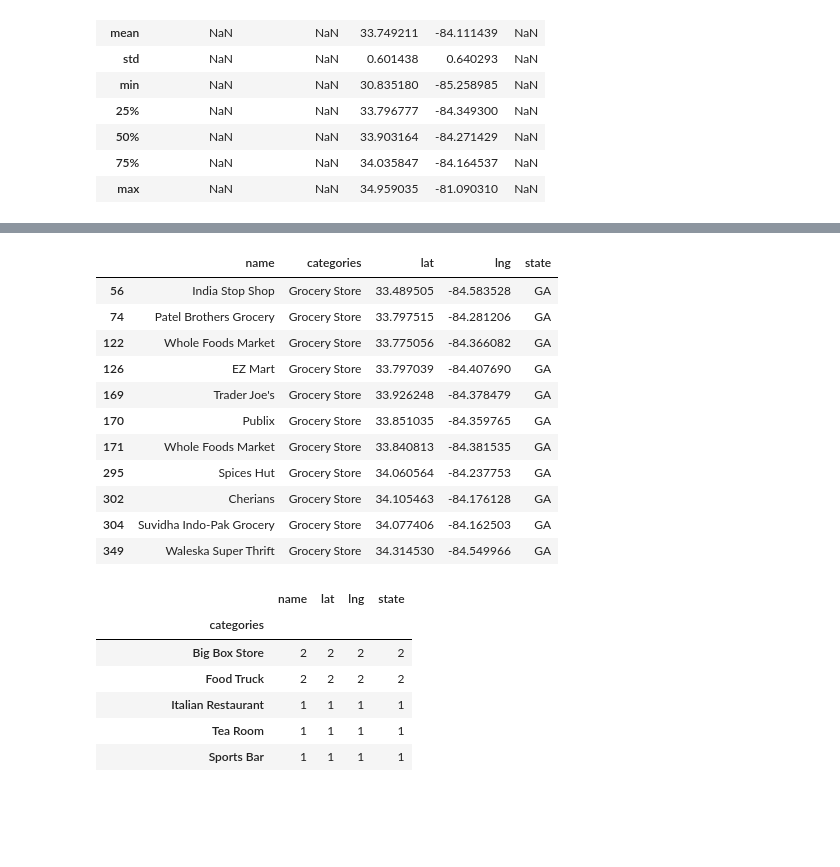
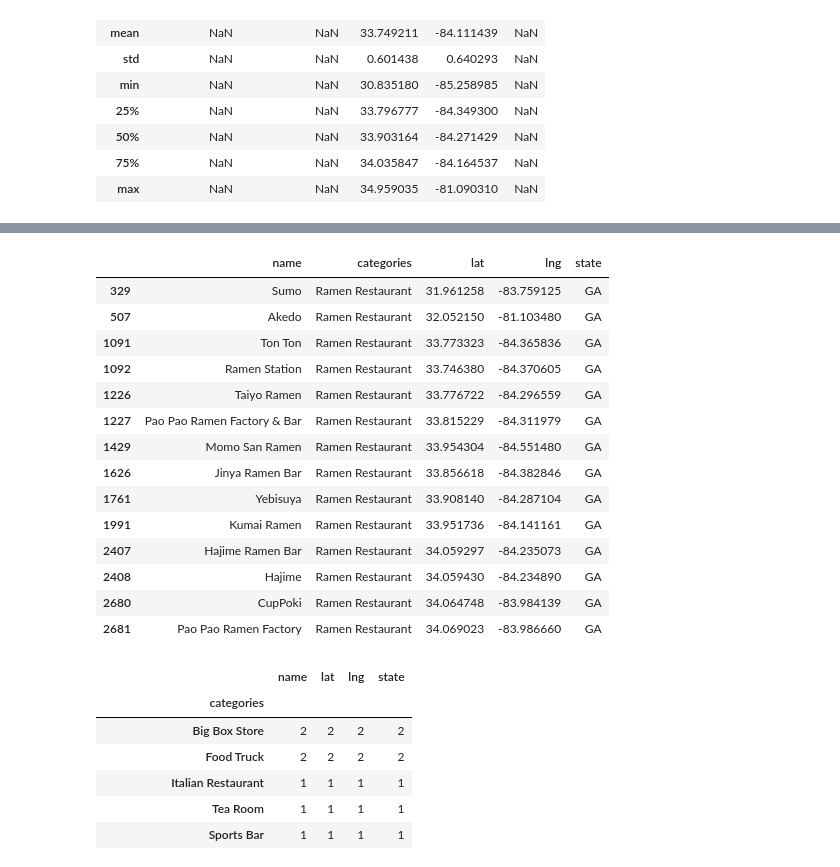
Before and after one commit to JamesDCage/Final-Week-0, a Jupyter notebook: Extracting_Data_from_Foursquare.ipynb, the cells around one changed output, grey strips where cells are left out. Cells and saved outputs as stored; diff of their text form; code cells hidden in the pictures; blank space fills up the shorter version.

```diff
--- a/Extracting_Data_from_Foursquare.ipynb
+++ b/Extracting_Data_from_Foursquare.ipynb
@@ -564,20 +669,23 @@ set(df_georgia['categories'])
  'Tea Room',
  'Vegetarian / Vegan Restaurant'}
 # %%
-df_georgia[df_georgia['categories'].isin(['Grocery Store'])]
+df_georgia[df_georgia['categories'].isin(['Ramen Restaurant'])]
 # %% [output]
 |  | name | categories | lat | lng | state |
-| 56 | India Stop Shop | Grocery Store | 33.489505 | -84.583528 | GA |
-| 74 | Patel Brothers Grocery | Grocery Store | 33.797515 | -84.281206 | GA |
-| 122 | Whole Foods Market | Grocery Store | 33.775056 | -84.366082 | GA |
-| 126 | EZ Mart | Grocery Store | 33.797039 | -84.407690 | GA |
-| 169 | Trader Joe's | Grocery Store | 33.926248 | -84.378479 | GA |
-| 170 | Publix | Grocery Store | 33.851035 | -84.359765 | GA |
-| 171 | Whole Foods Market | Grocery Store | 33.840813 | -84.381535 | GA |
-| 295 | Spices Hut | Grocery Store | 34.060564 | -84.237753 | GA |
-| 302 | Cherians | Grocery Store | 34.105463 | -84.176128 | GA |
-| 304 | Suvidha Indo-Pak Grocery | Grocery Store | 34.077406 | -84.162503 | GA |
-| 349 | Waleska Super Thrift | Grocery Store | 34.314530 | -84.549966 | GA |
+| 329 | Sumo | Ramen Restaurant | 31.961258 | -83.759125 | GA |
+| 507 | Akedo | Ramen Restaurant | 32.052150 | -81.103480 | GA |
+| 1091 | Ton Ton | Ramen Restaurant | 33.773323 | -84.365836 | GA |
+| 1092 | Ramen Station | Ramen Restaurant | 33.746380 | -84.370605 | GA |
+| 1226 | Taiyo Ramen | Ramen Restaurant | 33.776722 | -84.296559 | GA |
+| 1227 | Pao Pao Ramen Factory & Bar | Ramen Restaurant | 33.815229 | -84.311979 | GA |
+| 1429 | Momo San Ramen | Ramen Restaurant | 33.954304 | -84.551480 | GA |
+| 1626 | Jinya Ramen Bar | Ramen Restaurant | 33.856618 | -84.382846 | GA |
+| 1761 | Yebisuya | Ramen Restaurant | 33.908140 | -84.287104 | GA |
+| 1991 | Kumai Ramen | Ramen Restaurant | 33.951736 | -84.141161 | GA |
+| 2407 | Hajime Ramen Bar | Ramen Restaurant | 34.059297 | -84.235073 | GA |
+| 2408 | Hajime | Ramen Restaurant | 34.059430 | -84.234890 | GA |
+| 2680 | CupPoki | Ramen Restaurant | 34.064748 | -83.984139 | GA |
+| 2681 | Pao Pao Ramen Factory | Ramen Restaurant | 34.069023 | -83.986660 | GA |
 # %%
 df_georgia.groupby('categories').count().sort_values(by=['name'], ascending=False).tail(19)
 # %% [output]
```
Also changed, not shown: parts of 11 cells of this notebook, 1 other file.
